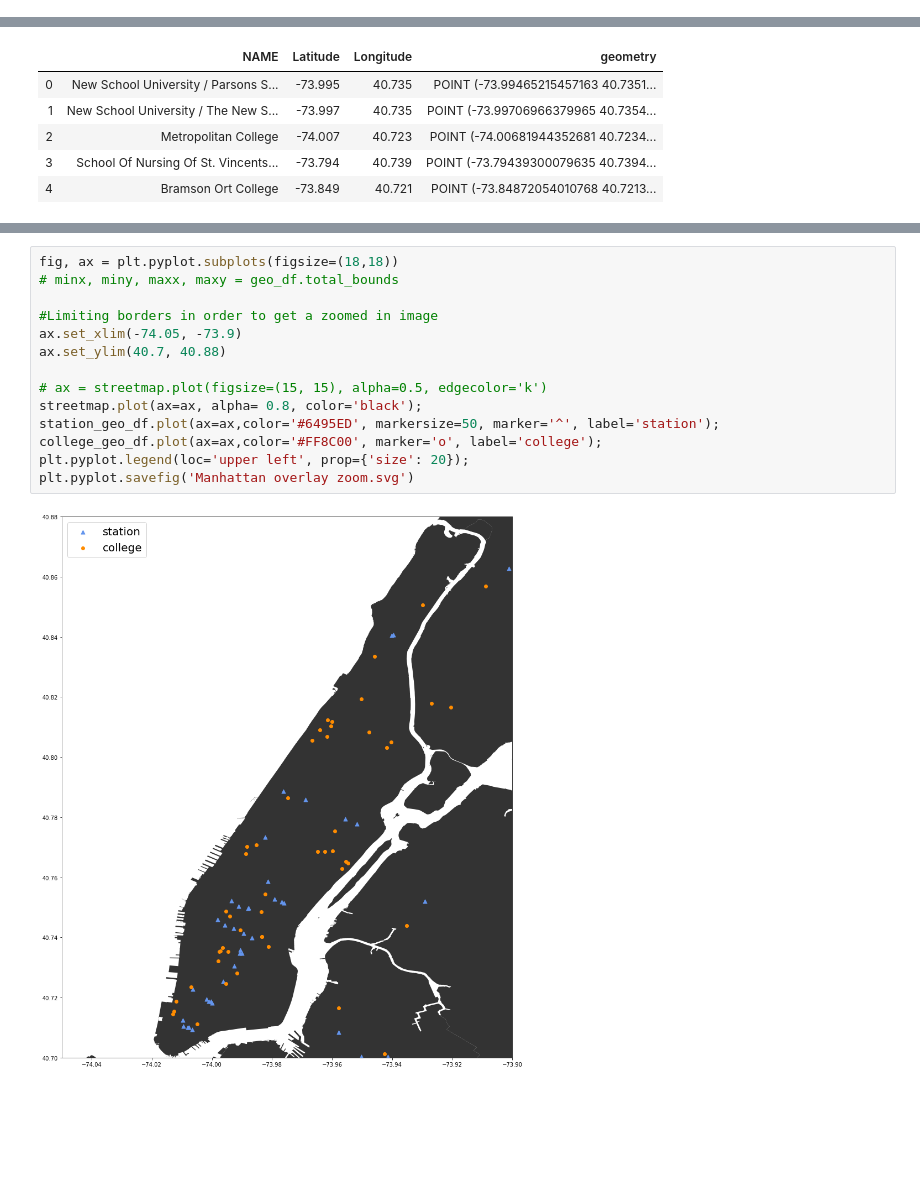
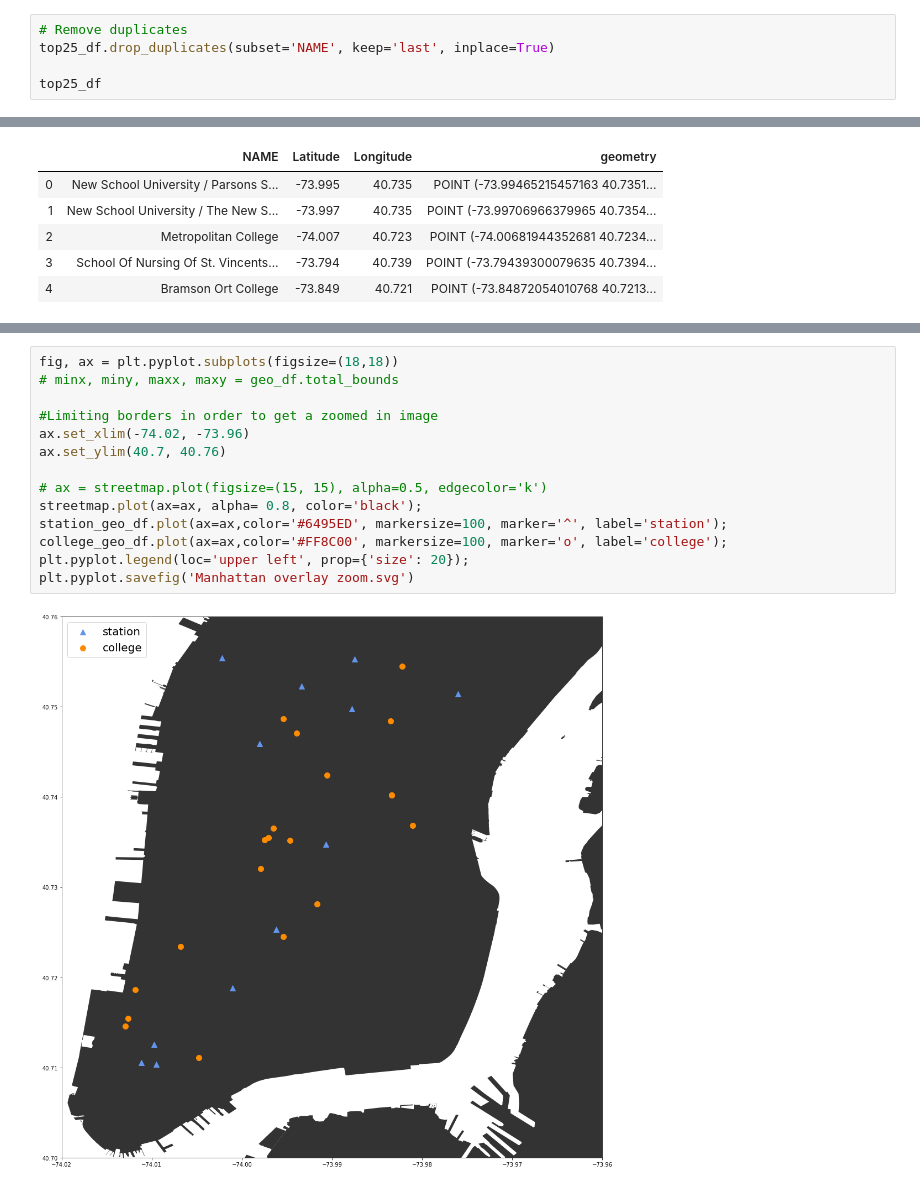
Before and after one commit to floraxinru/project01, a Jupyter notebook: project1/code/Mapping_Data.ipynb, the cells around one changed output, grey strips where cells are left out. Drawn from its saved outputs; the diff is of its cells as text; blank space fills up the shorter version.

```diff
--- a/project1/code/Mapping_Data.ipynb
+++ b/project1/code/Mapping_Data.ipynb
@@ -85,3 +85,8 @@ top25_df = top25_df.merge(station_df, left_on='NAME', right_on='NAME')
 
 top25_df['Latitude'] = top25_df['Latitude'].astype(float)
 top25_df['Longitude'] = top25_df['Longitude'].astype(float)
+# %%
+# Remove duplicates
+top25_df.drop_duplicates(subset='NAME', keep='last', inplace=True)
+
+top25_df
@@ -136,16 +158,16 @@ plt.pyplot.savefig('college station overlay.svg')
 # %%
 fig, ax = plt.pyplot.subplots(figsize=(18,18))
 # minx, miny, maxx, maxy = geo_df.total_bounds
 
 #Limiting borders in order to get a zoomed in image
-ax.set_xlim(-74.05, -73.9)
-ax.set_ylim(40.7, 40.88)
+ax.set_xlim(-74.02, -73.96)
+ax.set_ylim(40.7, 40.76)
 
 # ax = streetmap.plot(figsize=(15, 15), alpha=0.5, edgecolor='k')
 streetmap.plot(ax=ax, alpha= 0.8, color='black');
-station_geo_df.plot(ax=ax,color='#6495ED', markersize=50, marker='^', label='station');
-college_geo_df.plot(ax=ax,color='#FF8C00', marker='o', label='college');
+station_geo_df.plot(ax=ax,color='#6495ED', markersize=100, marker='^', label='station');
+college_geo_df.plot(ax=ax,color='#FF8C00', markersize=100, marker='o', label='college');
 plt.pyplot.legend(loc='upper left', prop={'size': 20});
 plt.pyplot.savefig('Manhattan overlay zoom.svg')
 # %% [output]
-[figure, old version]
+[figure, new version]
```
Also changed, not shown: parts of 3 cells of this notebook, 2 other files.
